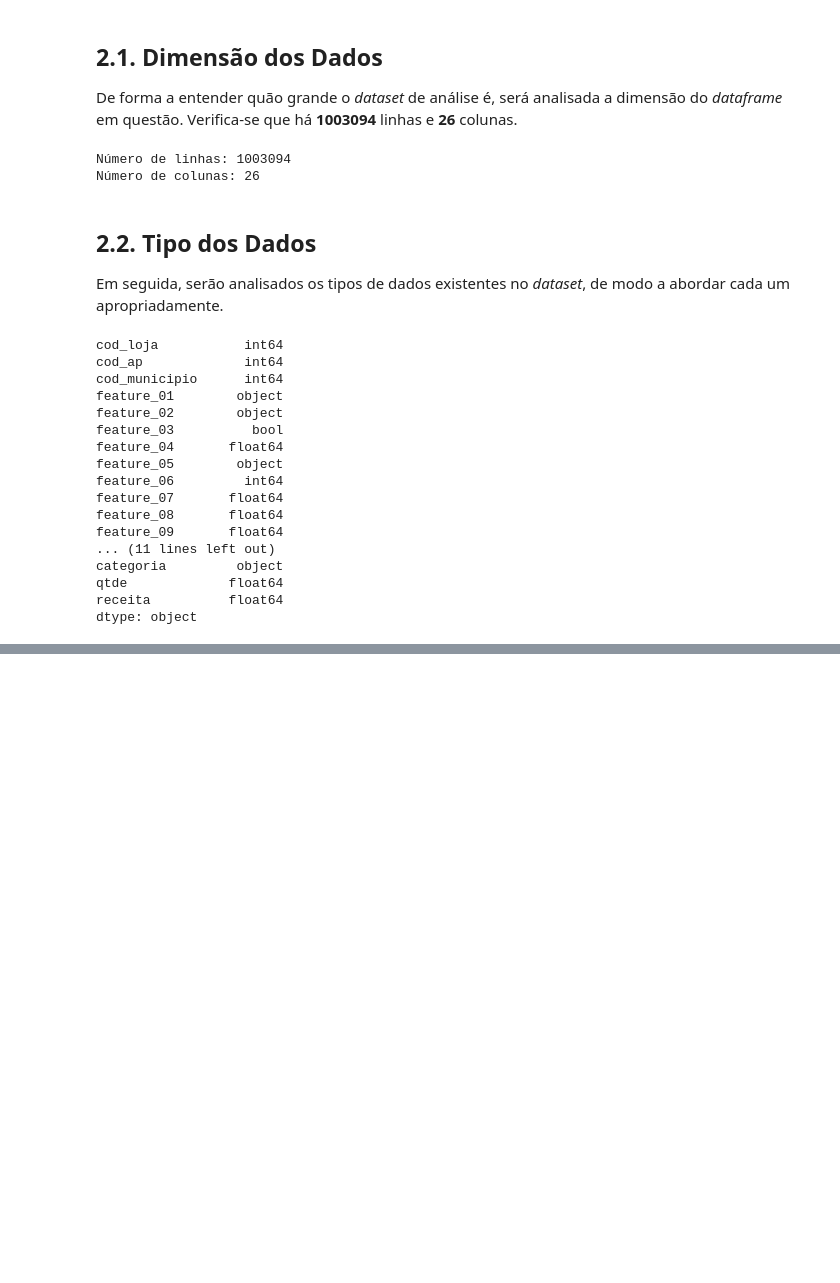
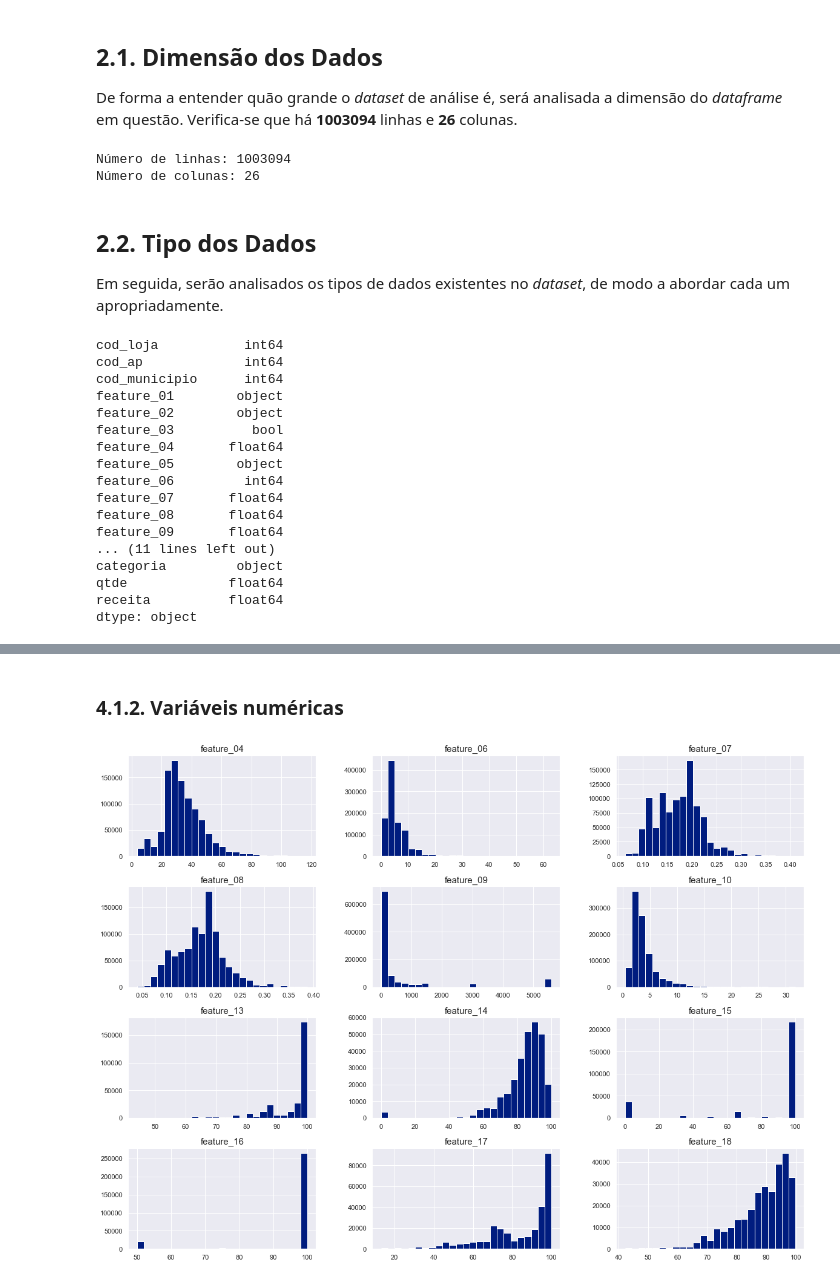
Before and after one commit to Lucas-Okamura/Hackathon_Big_Data, a Jupyter notebook: Hackathon Big Data.ipynb, the cells around one changed output, grey strips where cells are left out. Drawn from its saved outputs; the diff is of its cells as text; code cells hidden in the pictures; blank space fills up the shorter version.

```diff
--- a/Hackathon Big Data.ipynb
+++ b/Hackathon Big Data.ipynb
@@ -434,0 +520,6 @@ df2.head()
+# %% [markdown]
+### 4.1.2. Variáveis numéricas
+# %%
+_ = num_attributes.drop(['receita', 'qtde'], axis = 1).hist(bins = 25)
+# %% [output]
+[figure, added]
```
Also changed, not shown: parts of 53 cells of this notebook.
